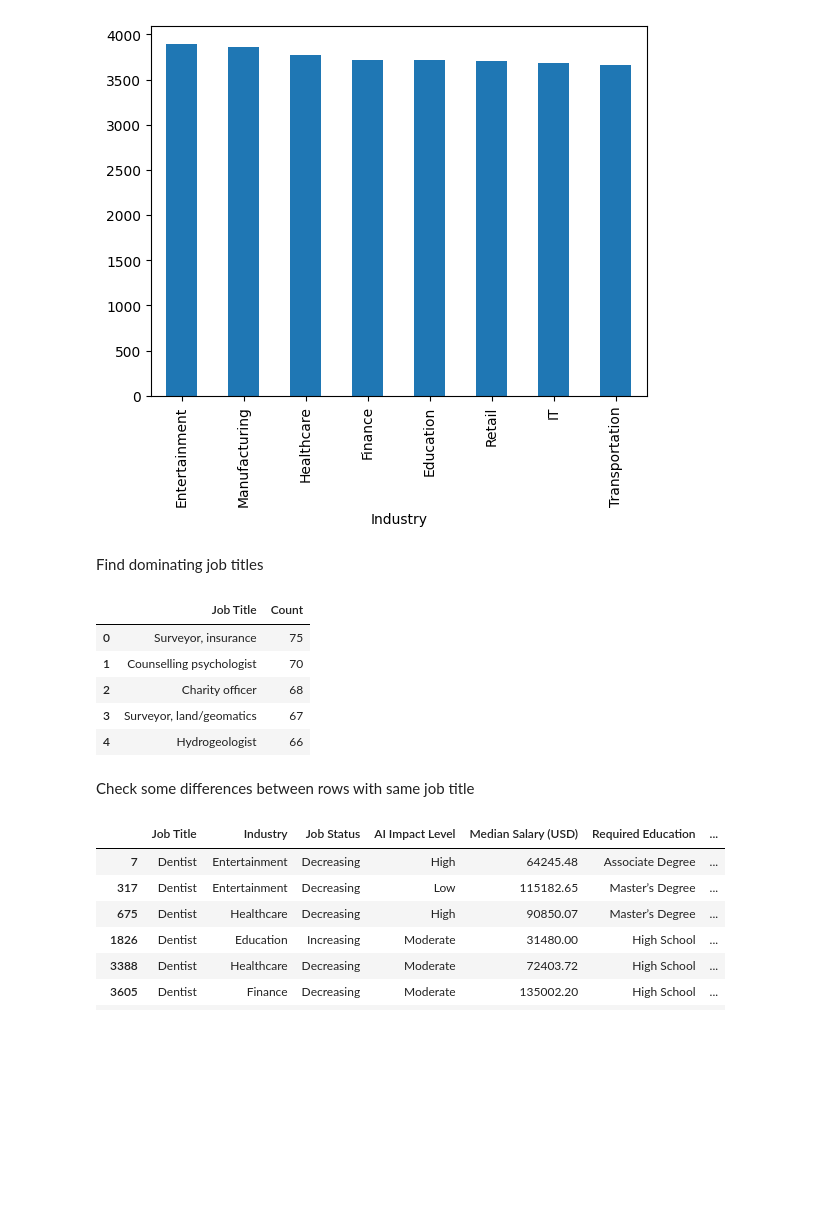
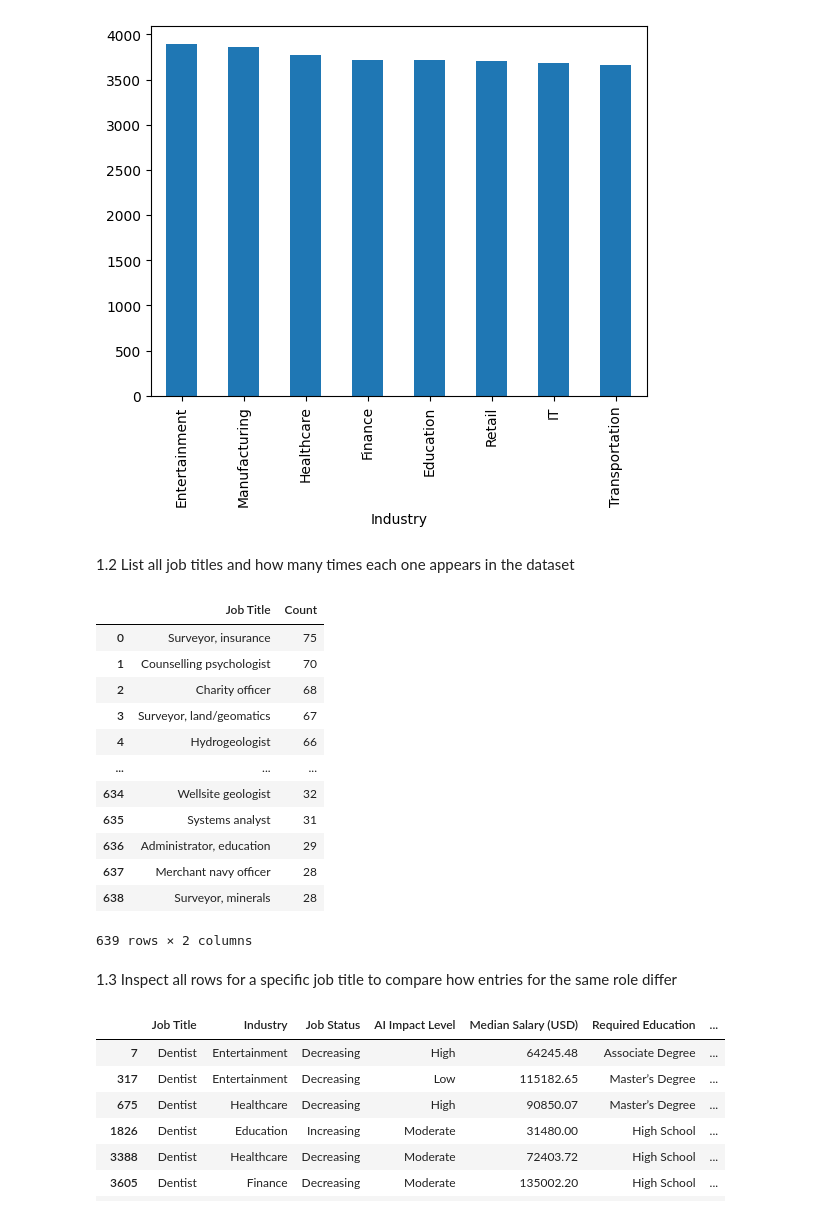
Before and after one commit to RaccoonWithAPeanutButterJar/ItDS2025-Project, a Jupyter notebook: Exploratory_analysis.ipynb, the cells around one changed output. Saved outputs shown, nothing was run; the diff lists cells and outputs as text; code cells hidden in the pictures; blank space fills up the shorter version.

```diff
--- a/Exploratory_analysis.ipynb
+++ b/Exploratory_analysis.ipynb
@@ -27,22 +33,29 @@ industry_count.plot(kind = "bar")
 <Axes: xlabel='Industry'>
 [figure]
 # %% [markdown]
-Find dominating job titles
+1.2 List all job titles and how many times each one appears in the dataset
 # %%
 job_counts = data["Job Title"].value_counts().reset_index()
 
 job_counts.columns = ["Job Title", "Count"]
 
-job_counts.head()
+job_counts
 # %% [output]
 |  | Job Title | Count |
 | 0 | Surveyor, insurance | 75 |
 | 1 | Counselling psychologist | 70 |
 | 2 | Charity officer | 68 |
 | 3 | Surveyor, land/geomatics | 67 |
 | 4 | Hydrogeologist | 66 |
+| ... | ... | ... |
+| 634 | Wellsite geologist | 32 |
+| 635 | Systems analyst | 31 |
+| 636 | Administrator, education | 29 |
+| 637 | Merchant navy officer | 28 |
+| 638 | Surveyor, minerals | 28 |
+639 rows × 2 columns
 # %% [markdown]
-Check some differences between rows with same job title
+1.3 Inspect all rows for a specific job title to compare how entries for the same role differ
 # %%
 dentist_table = data[data["Job Title"] == "Dentist"]
 dentist_table
```
Also changed, not shown: parts of 20 cells of this notebook.
